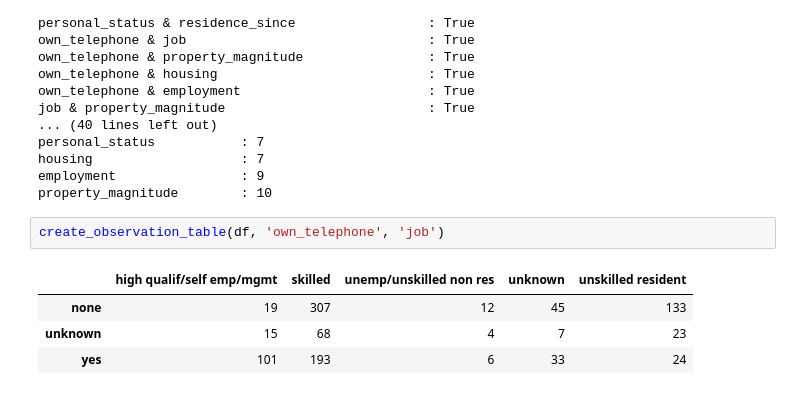
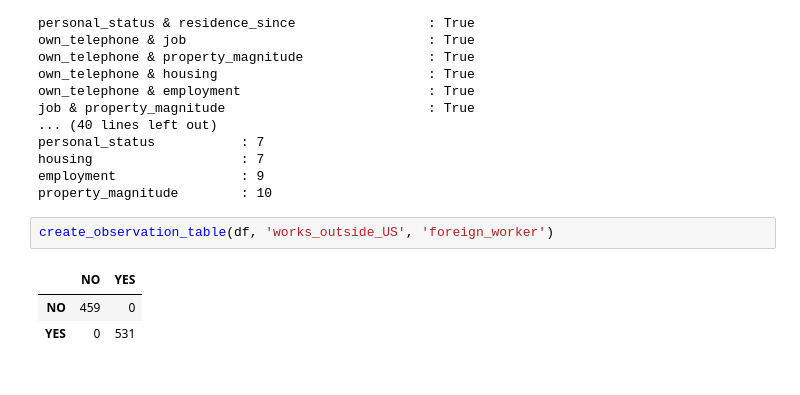
Before and after one commit to EliVerbrugge/CS5402-HW7, a Jupyter notebook: scripts/chi_squared_analysis.ipynb, the cells around one changed output. Cells and saved outputs as stored; diff of their text form.

```diff
--- a/scripts/chi_squared_analysis.ipynb
+++ b/scripts/chi_squared_analysis.ipynb
@@ -110,9 +110,8 @@ housing                   : 7
 employment                : 9
 property_magnitude        : 10
 # %%
-create_observation_table(df, 'own_telephone', 'job')
+create_observation_table(df, 'works_outside_US', 'foreign_worker')
 # %% [output]
-|  | high qualif/self emp/mgmt | skilled | unemp/unskilled non res | unknown | unskilled resident |
-| none | 19 | 307 | 12 | 45 | 133 |
-| unknown | 15 | 68 | 4 | 7 | 23 |
-| yes | 101 | 193 | 6 | 33 | 24 |
+|  | NO | YES |
+| NO | 459 | 0 |
+| YES | 0 | 531 |
```
Also changed, not shown: 2 other files.
